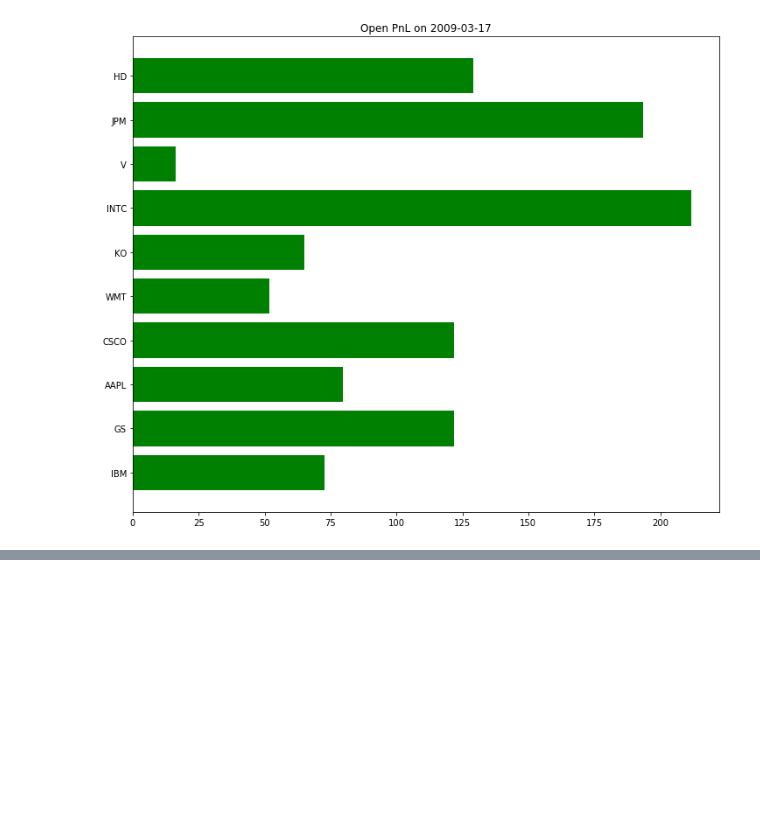
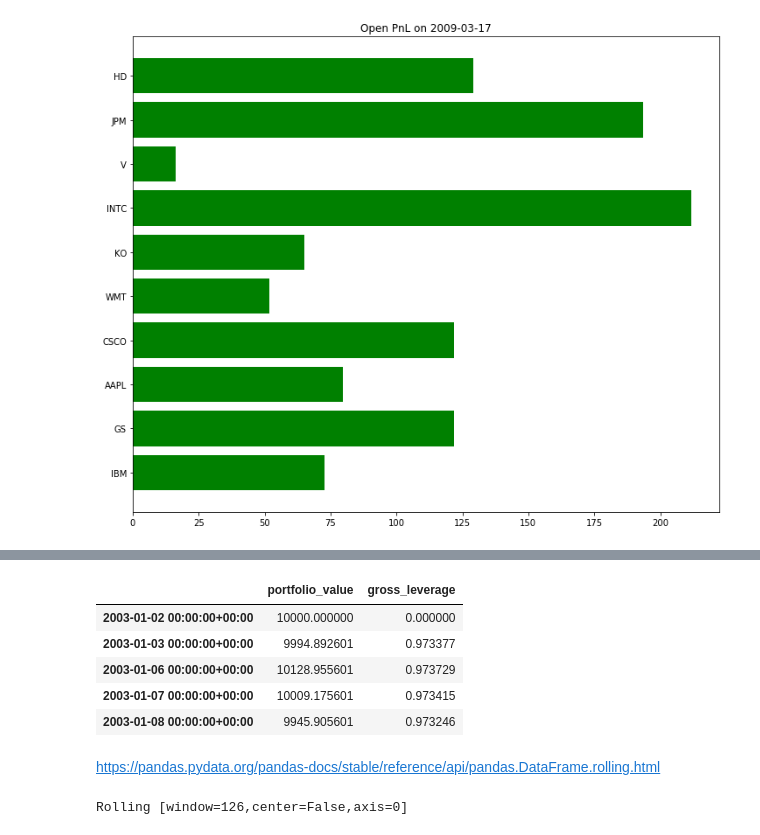
Before and after one commit to melaniemkwon/trading-evolved, a Jupyter notebook: Chapter 8 - Analyzing Backtests/_notes_backtest_analysis.ipynb, the cells around one changed output, grey strips where cells are left out. Cells and saved outputs as stored; diff of their text form; code cells hidden in the pictures; blank space fills up the shorter version.

```diff
--- a/Chapter 8 - Analyzing Backtests/_notes_backtest_analysis.ipynb
+++ b/Chapter 8 - Analyzing Backtests/_notes_backtest_analysis.ipynb
@@ -395,0 +421,21 @@ plt.show()
+# %%
+# Copy the columns we need
+df = result.copy().filter(items=['portfolio_value', 'gross_leverage'])
+
+df.head()
+# %% [output]
+|  | portfolio_value | gross_leverage |
+| 2003-01-02 00:00:00+00:00 | 10000.000000 | 0.000000 |
+| 2003-01-03 00:00:00+00:00 | 9994.892601 | 0.973377 |
+| 2003-01-06 00:00:00+00:00 | 10128.955601 | 0.973729 |
+| 2003-01-07 00:00:00+00:00 | 10009.175601 | 0.973415 |
+| 2003-01-08 00:00:00+00:00 | 9945.905601 | 0.973246 |
+# %% [markdown]
+https://pandas.pydata.org/pandas-docs/stable/reference/api/pandas.DataFrame.rolling.html
+# %%
+# Get a rolling window
+rolling_window = result.portfolio_value.rolling(CALC_WINDOW)
+
+print(rolling_window)
+# %% [output]
+Rolling [window=126,center=False,axis=0]
```
Also changed, not shown: parts of 9 cells of this notebook.
